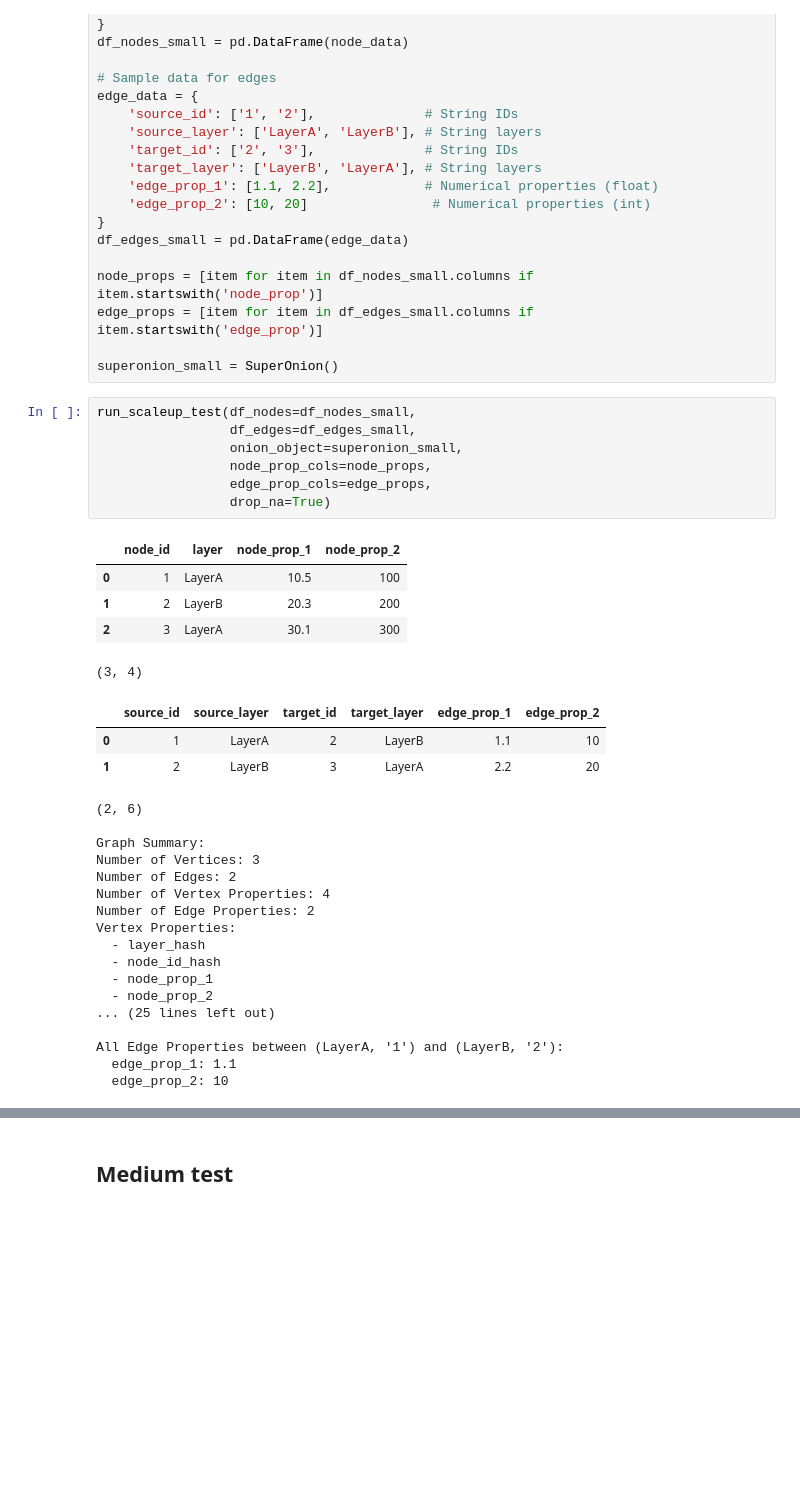
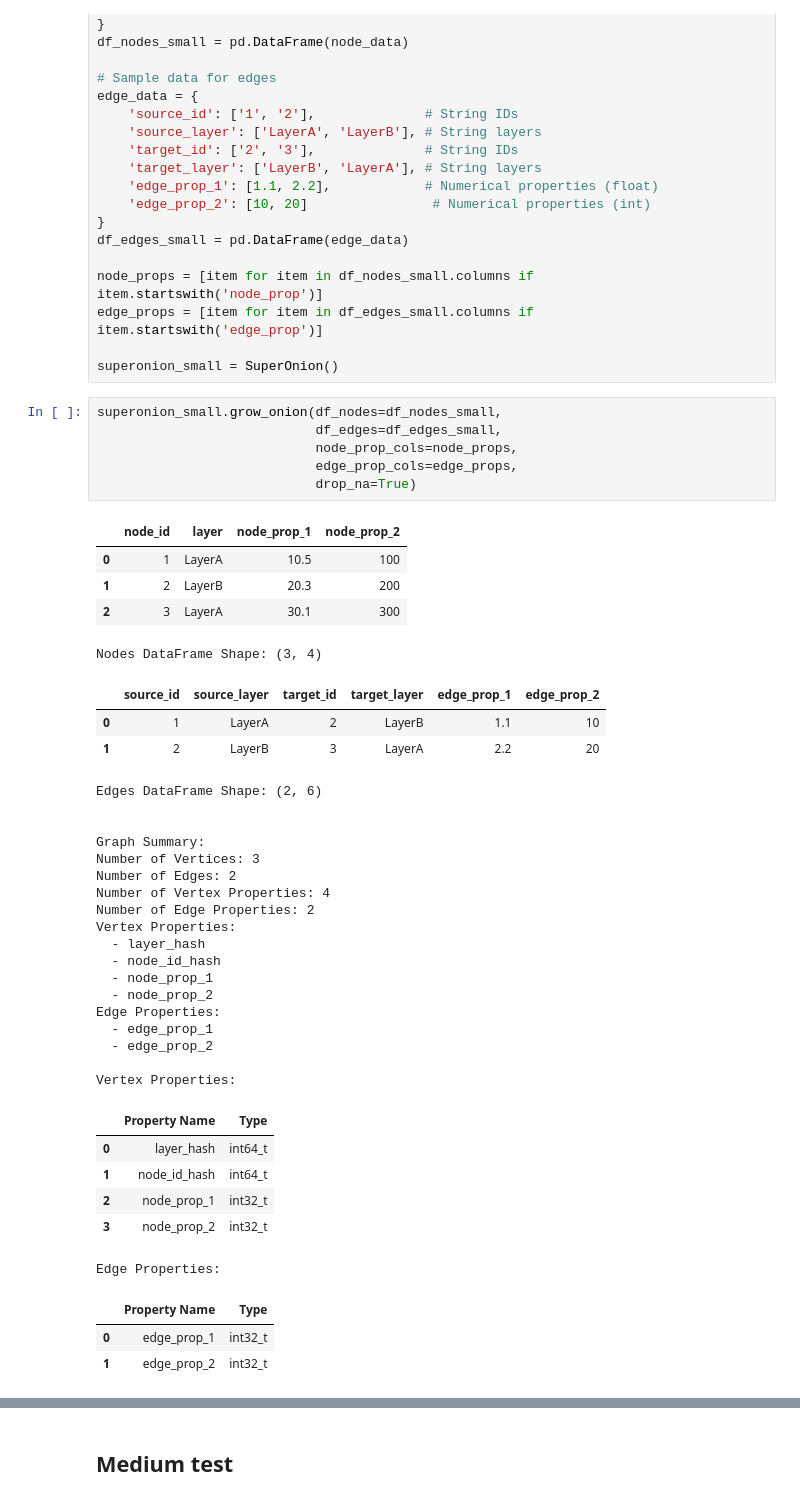
Before and after one commit to saezlab/lipinet, a Jupyter notebook: notebooks/scaleup.ipynb, the cells around one changed output, grey strips where cells are left out. Drawn from its saved outputs; the diff is of its cells as text; blank space fills up the shorter version.

```diff
--- a/notebooks/scaleup.ipynb
+++ b/notebooks/scaleup.ipynb
@@ -121,35 +60,44 @@ edge_props = [item for item in df_edges_small.columns if item.startswith('edge_p
 
 superonion_small = SuperOnion()
 # %%
-run_scaleup_test(df_nodes=df_nodes_small,
-                 df_edges=df_edges_small,
-                 onion_object=superonion_small,
-                 node_prop_cols=node_props,
-                 edge_prop_cols=edge_props,
-                 drop_na=True)
+superonion_small.grow_onion(df_nodes=df_nodes_small,
+                            df_edges=df_edges_small,
+                            node_prop_cols=node_props,
+                            edge_prop_cols=edge_props,
+                            drop_na=True)
 # %% [output]
 |  | node_id | layer | node_prop_1 | node_prop_2 |
 | 0 | 1 | LayerA | 10.5 | 100 |
 | 1 | 2 | LayerB | 20.3 | 200 |
 | 2 | 3 | LayerA | 30.1 | 300 |
-(3, 4)
+Nodes DataFrame Shape: (3, 4)
 |  | source_id | source_layer | target_id | target_layer | edge_prop_1 | edge_prop_2 |
 | 0 | 1 | LayerA | 2 | LayerB | 1.1 | 10 |
 | 1 | 2 | LayerB | 3 | LayerA | 2.2 | 20 |
-(2, 6)
+Edges DataFrame Shape: (2, 6)
+
 
 Graph Summary:
 Number of Vertices: 3
 Number of Edges: 2
 Number of Vertex Properties: 4
 Number of Edge Properties: 2
 Vertex Properties:
   - layer_hash
   - node_id_hash
   - node_prop_1
   - node_prop_2
-... (25 lines left out)
+Edge Properties:
+  - edge_prop_1
+  - edge_prop_2
 
-All Edge Properties between (LayerA, '1') and (LayerB, '2'):
-  edge_prop_1: 1.1
-  edge_prop_2: 10
+Vertex Properties:
+|  | Property Name | Type |
+| 0 | layer_hash | int64_t |
+| 1 | node_id_hash | int64_t |
+| 2 | node_prop_1 | int32_t |
+| 3 | node_prop_2 | int32_t |
+Edge Properties:
+|  | Property Name | Type |
+| 0 | edge_prop_1 | int32_t |
+| 1 | edge_prop_2 | int32_t |
```
Also changed, not shown: parts of 13 cells of this notebook, 1 other file.
